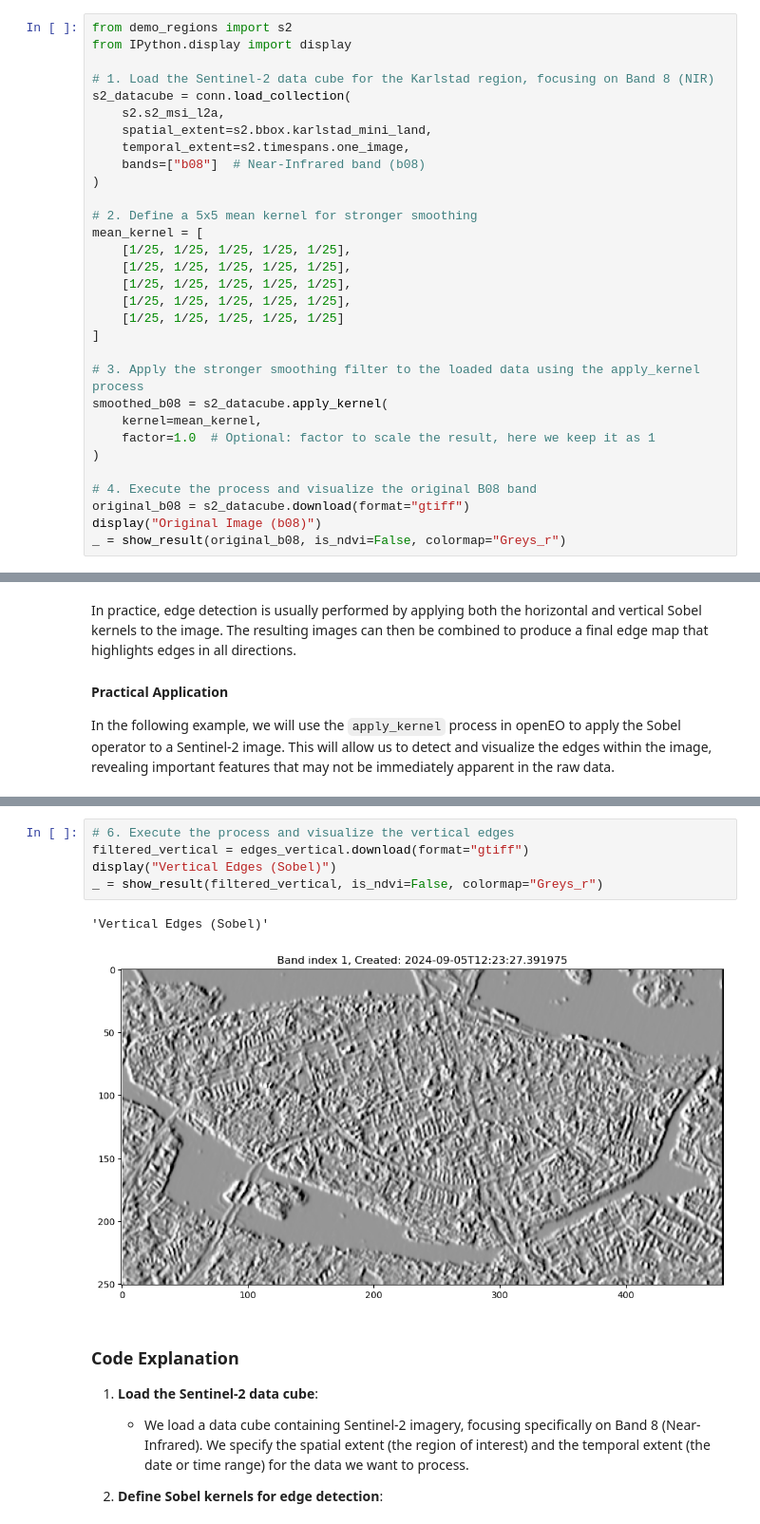
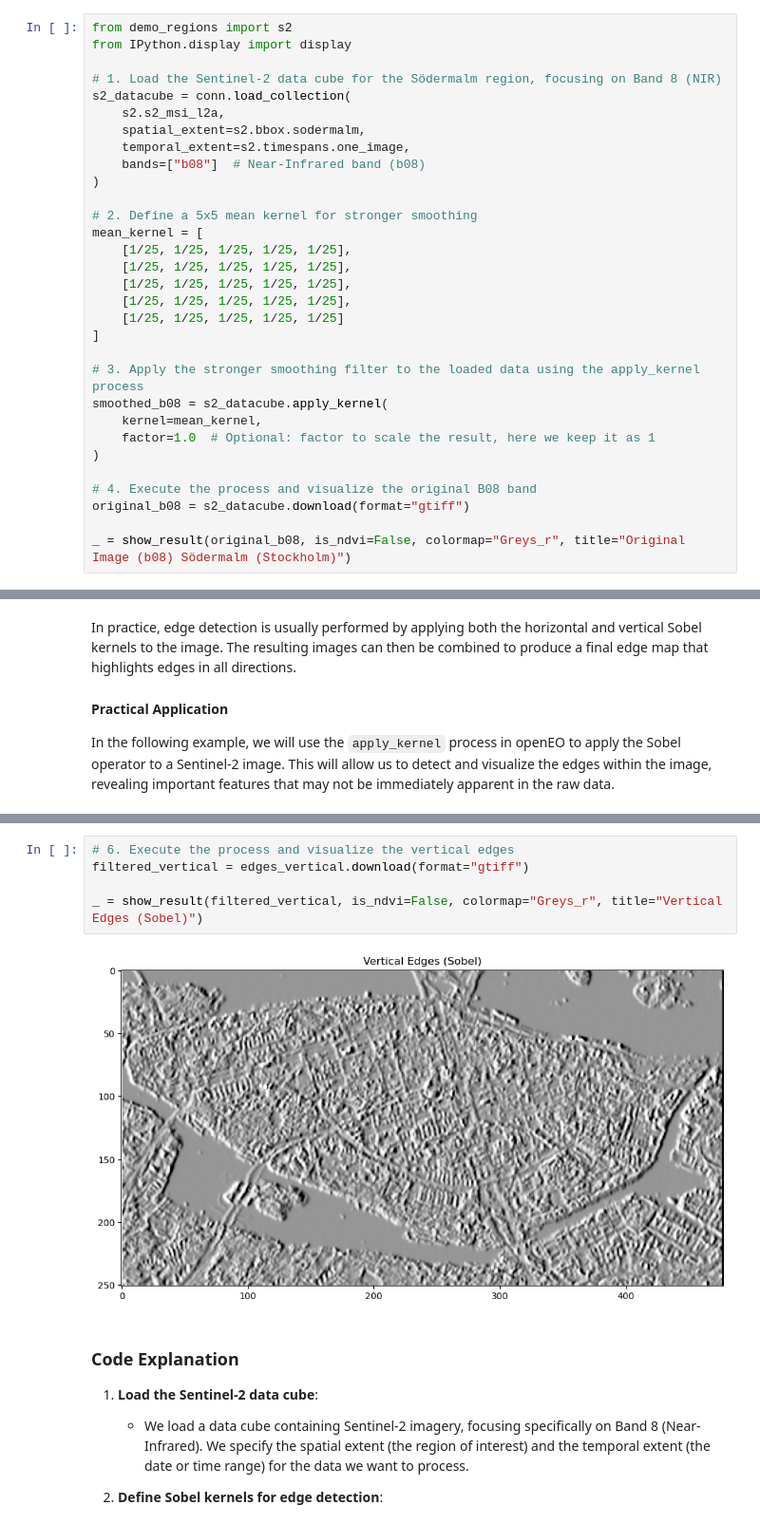
Before and after one commit to DigitalEarthSweden/digital-earth-sweden-community, a Jupyter notebook: tutorials/060_EO_020-Spatial-Filtering.ipynb, the cells around one changed output, grey strips where cells are left out. Shown at 95% size. Drawn from its saved outputs; the diff is of its cells as text.

```diff
--- a/tutorials/060_EO_020-Spatial-Filtering.ipynb
+++ b/tutorials/060_EO_020-Spatial-Filtering.ipynb
@@ -163,10 +163,10 @@ In the next section, we'll apply these concepts practically using the `apply_ker
 from demo_regions import s2
 from IPython.display import display
 
-# 1. Load the Sentinel-2 data cube for the Karlstad region, focusing on Band 8 (NIR)
+# 1. Load the Sentinel-2 data cube for the Södermalm region, focusing on Band 8 (NIR)
 s2_datacube = conn.load_collection(
     s2.s2_msi_l2a,
-    spatial_extent=s2.bbox.karlstad_mini_land,
+    spatial_extent=s2.bbox.sodermalm,
     temporal_extent=s2.timespans.one_image,
     bands=["b08"]  # Near-Infrared band (b08)
 )
@@ -188,6 +188,6 @@ smoothed_b08 = s2_datacube.apply_kernel(
 
 # 4. Execute the process and visualize the original B08 band
 original_b08 = s2_datacube.download(format="gtiff")
-display("Original Image (b08)")
-_ = show_result(original_b08, is_ndvi=False, colormap="Greys_r")
+
+_ = show_result(original_b08, is_ndvi=False, colormap="Greys_r", title="Original Image (b08) Södermalm (Stockholm)")
 # %% [output]
@@ -323,11 +324,10 @@ _ = show_result(filtered_horizontal, is_ndvi=False, colormap="Greys_r")
 # %%
 # 6. Execute the process and visualize the vertical edges
 filtered_vertical = edges_vertical.download(format="gtiff")
-display("Vertical Edges (Sobel)")
-_ = show_result(filtered_vertical, is_ndvi=False, colormap="Greys_r")
+
+_ = show_result(filtered_vertical, is_ndvi=False, colormap="Greys_r", title="Vertical Edges (Sobel)")
 # %% [output]
-'Vertical Edges (Sobel)'
-[figure, old version]
+[figure, new version]
 # %% [markdown]
 ### Code Explanation
 
```
Also changed, not shown: parts of 5 cells of this notebook.
